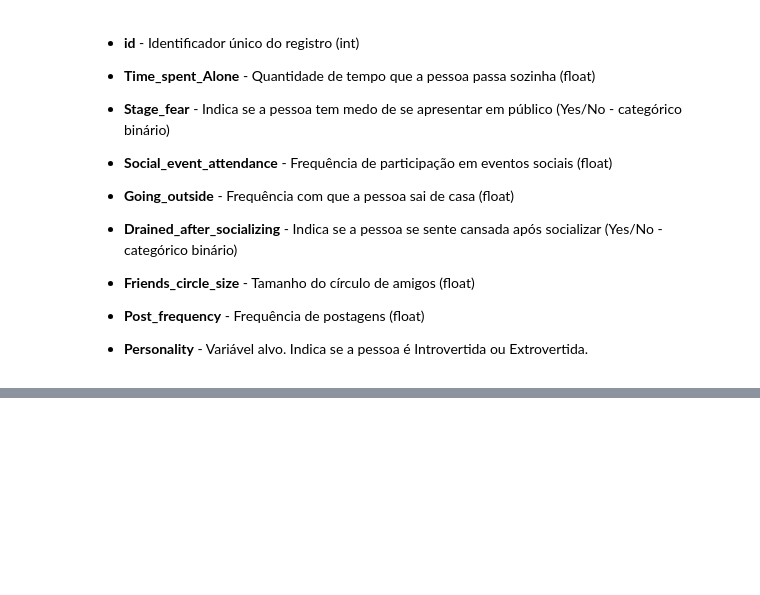
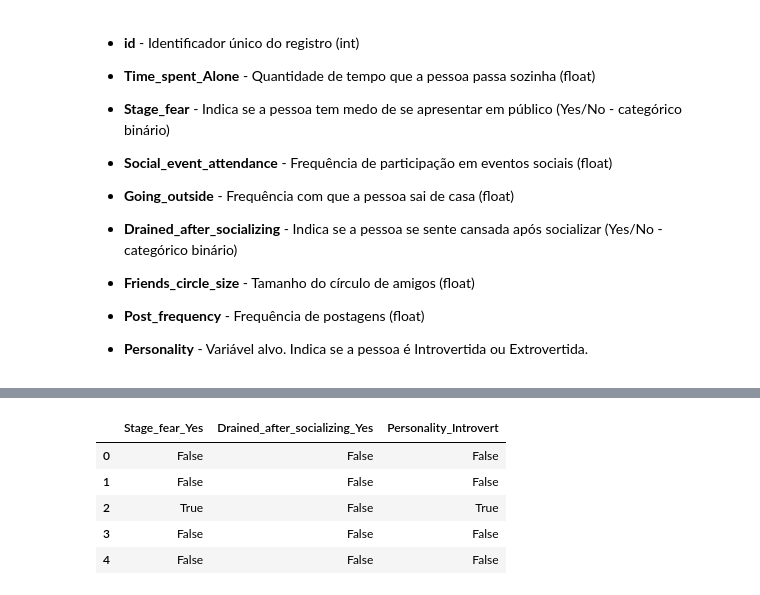
Before and after one commit to MagaseAiko/DataPreparation, a Jupyter notebook: Introvert vs. Extrovert/data_preparation_pipeline_Int_Ext.ipynb, the cells around one changed output, grey strips where cells are left out. Cells and saved outputs as stored; diff of their text form; code cells hidden in the pictures; blank space fills up the shorter version.

```diff
--- a/Introvert vs. Extrovert/data_preparation_pipeline_Int_Ext.ipynb
+++ b/Introvert vs. Extrovert/data_preparation_pipeline_Int_Ext.ipynb
@@ -65,8 +136,15 @@ df.info()
 df = df.drop(columns=['id'])
 # %%
 # Codificação de variáveis categóricas
-df = pd.get_dummies(df, columns=['Stage_fear','Drained_after_socializing'], drop_first=True)
-display(df[['Stage_fear_Yes', 'Drained_after_socializing_Yes']].head())
+df = pd.get_dummies(df, columns=['Stage_fear','Drained_after_socializing', 'Personality'], drop_first=True)
+display(df[['Stage_fear_Yes', 'Drained_after_socializing_Yes', 'Personality_Introvert']].head())
+# %% [output]
+|  | Stage_fear_Yes | Drained_after_socializing_Yes | Personality_Introvert |
+| 0 | False | False | False |
+| 1 | False | False | False |
+| 2 | True | False | True |
+| 3 | False | False | False |
+| 4 | False | False | False |
 # %%
 # Verificação das informações do DataFrame
 df.info()
```
Also changed, not shown: parts of 12 cells of this notebook.
